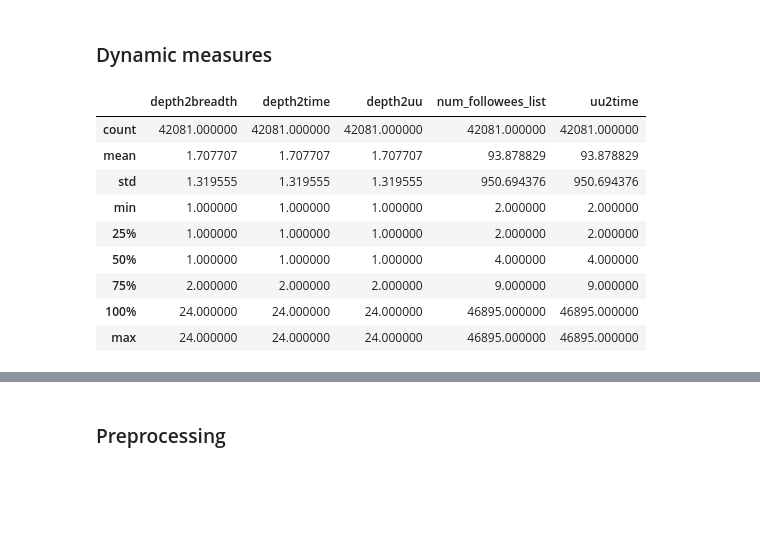
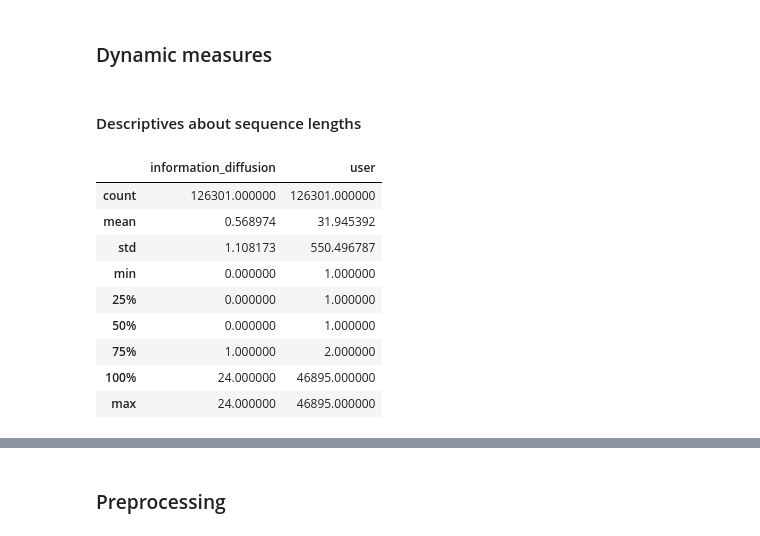
Before and after one commit to gittinic/mlp_final_proj_fake_news, a Jupyter notebook: main.ipynb, the cells around one changed output, grey strips where cells are left out. Saved outputs shown, nothing was run; the diff lists cells and outputs as text; code cells hidden in the pictures; blank space fills up the shorter version.

```diff
--- a/main.ipynb
+++ b/main.ipynb
@@ -99,36 +138,37 @@ static.size
 # %% [markdown]
 ### Dynamic measures
-# %%
-len_depth2time = []
-len_num_followees_list = []
-len_depth2uu = []
-len_uu2time = []
-len_depth2breadth = []
-for cascade,metadata in cascade_id2metadata.items():
-    if metadata['virality'] is not None:
-        len_depth2time.append(len(metadata['depth2time'].keys()))
-        len_num_followees_list.append(len(metadata['num_followees_list']))
-        len_depth2uu.append(len(metadata['depth2uu'].keys()))
-        len_uu2time.append(len(metadata['uu2time'].keys()))
-        len_depth2breadth.append(len(metadata['depth2breadth'].keys()))
-
-# Convert to data frame
-dynamic_len = pd.DataFrame({'depth2time ': len_depth2time,
-                           'num_followees_list': len_num_followees_list,
-                           'depth2uu': len_depth2uu,
-                           'uu2time': len_uu2time,
-                           'depth2breadth': len_depth2breadth})
-
-# # Get summary
-dynamic_len.describe(percentiles = [0.25, 0.5, 0.75, 1])
-# %% [output]
-|  | depth2breadth | depth2time | depth2uu | num_followees_list | uu2time |
-| count | 42081.000000 | 42081.000000 | 42081.000000 | 42081.000000 | 42081.000000 |
-| mean | 1.707707 | 1.707707 | 1.707707 | 93.878829 | 93.878829 |
-| std | 1.319555 | 1.319555 | 1.319555 | 950.694376 | 950.694376 |
-| min | 1.000000 | 1.000000 | 1.000000 | 2.000000 | 2.000000 |
-| 25% | 1.000000 | 1.000000 | 1.000000 | 2.000000 | 2.000000 |
-| 50% | 1.000000 | 1.000000 | 1.000000 | 4.000000 | 4.000000 |
-| 75% | 2.000000 | 2.000000 | 2.000000 | 9.000000 | 9.000000 |
-| 100% | 24.000000 | 24.000000 | 24.000000 | 46895.000000 | 46895.000000 |
-| max | 24.000000 | 24.000000 | 24.000000 | 46895.000000 | 46895.000000 |
+# %% [markdown]
+#### Descriptives about sequence lengths
+# %%
+len_user = [] # user list: length of sequence is the same as num_followees_list, engagement list, etc
+len_infodiff = [] # info diffusion list: length of sequence is the same for depth2breadth, depth2time and depth2uu
+len_user_full = []
+len_infodiff_full = []
+for cascade,metadata in cascade_id2metadata.items():
+    if metadata['virality'] is not None: # Exclude every cascade of length 0 (--> no retweets)
+        len_user.append(len(metadata['uu2time'].keys()))
+        len_infodiff.append(len(metadata['depth2breadth'].keys()))
+    len_user_full.append(len(metadata['uu2time'].keys()))
+    len_infodiff_full.append(len(metadata['depth2breadth'].keys()))
+
+# Convert to data frame
+dynamic_len = pd.DataFrame(
+    {'user ': len_user,
+     'information_diffusion': len_infodiff})
+dynamic_len_full =  pd.DataFrame(
+    {'user ': len_user_full,
+     'information_diffusion': len_infodiff_full})
+# %%
+# Get summary full
+dynamic_len_full.describe(percentiles = [0.25, 0.5, 0.75, 1])
+# %% [output]
+|  | information_diffusion | user |
+| count | 126301.000000 | 126301.000000 |
+| mean | 0.568974 | 31.945392 |
+| std | 1.108173 | 550.496787 |
+| min | 0.000000 | 1.000000 |
+| 25% | 0.000000 | 1.000000 |
+| 50% | 0.000000 | 1.000000 |
+| 75% | 1.000000 | 2.000000 |
+| 100% | 24.000000 | 46895.000000 |
+| max | 24.000000 | 46895.000000 |
```
Also changed, not shown: parts of 79 cells of this notebook.
